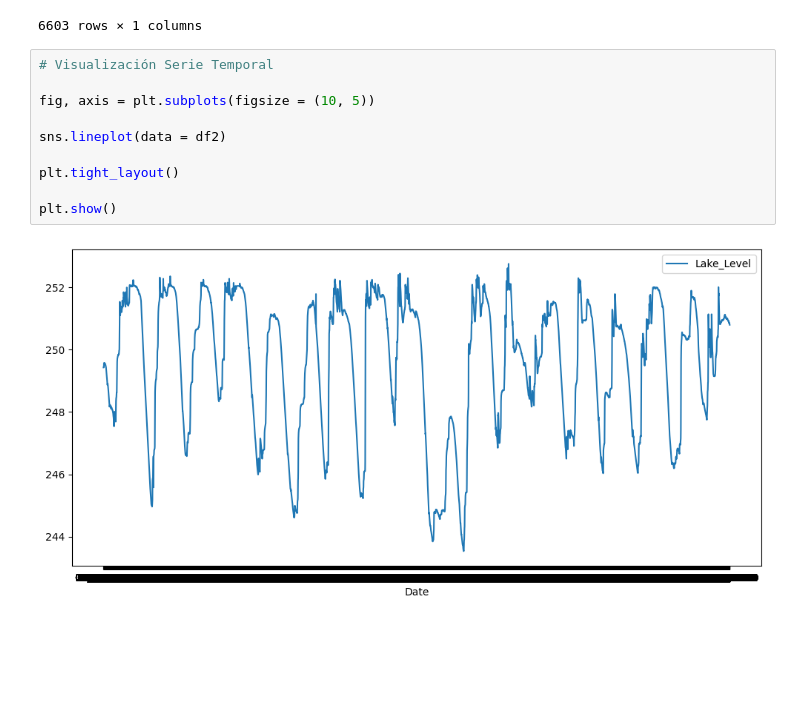
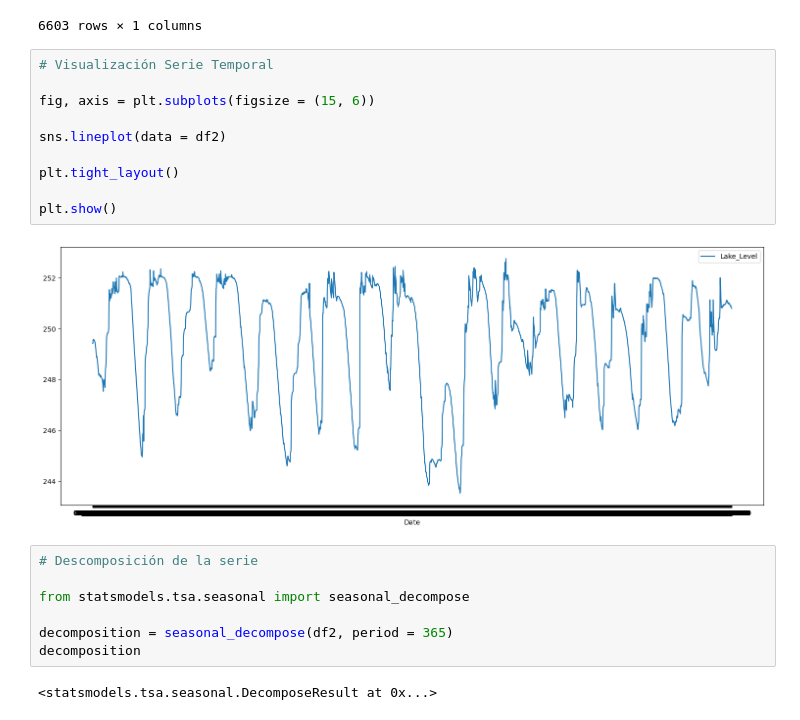
Before and after one commit to LuisCamachoRivero/Series_de_tiempo, a Jupyter notebook: src/explore.ipynb, the cells around one changed output. Cells and saved outputs as stored; diff of their text form; blank space fills up the shorter version.

Commit message:
Descomposición y análisis

```diff
--- a/src/explore.ipynb
+++ b/src/explore.ipynb
@@ -72,12 +72,21 @@ See the caveats in the documentation: https://pandas.pydata.org/pandas-docs/stab
 # %%
 # Visualización Serie Temporal
 
-fig, axis = plt.subplots(figsize = (10, 5))
+fig, axis = plt.subplots(figsize = (15, 6))
 
 sns.lineplot(data = df2)
 
 plt.tight_layout()
 
 plt.show()
 # %% [output]
-[figure, old version]
+[figure, new version]
+# %%
+# Descomposición de la serie
+
+from statsmodels.tsa.seasonal import seasonal_decompose
+
+decomposition = seasonal_decompose(df2, period = 365)
+decomposition
+# %% [output]
+<statsmodels.tsa.seasonal.DecomposeResult at 0x...>
```
Also changed, not shown: parts of 7 cells of this notebook.
